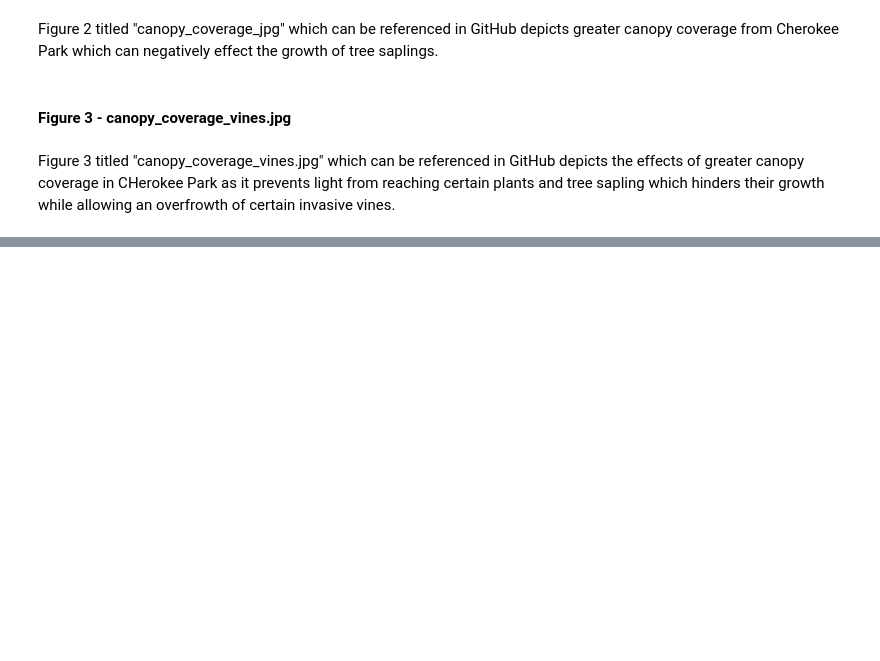
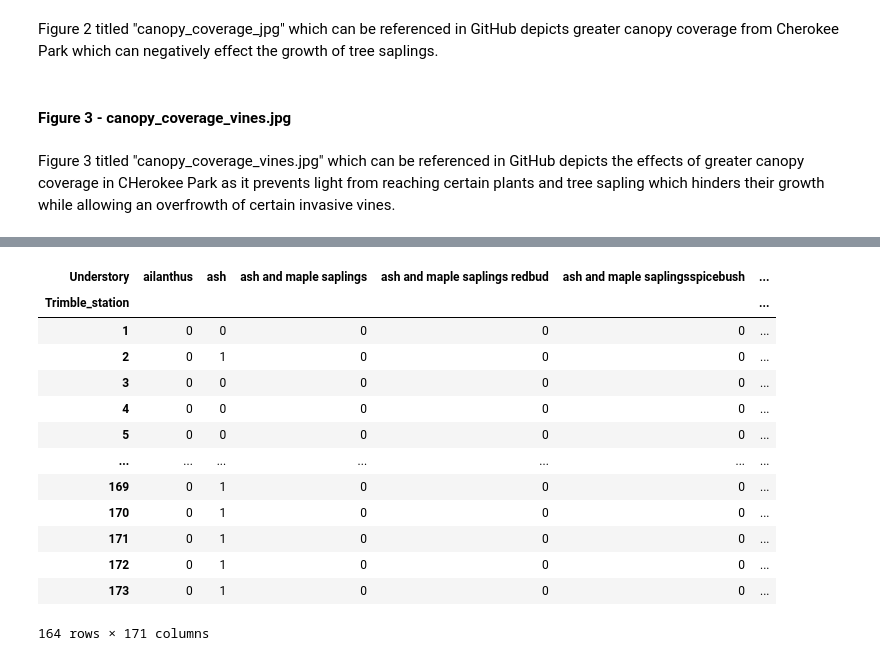
Before and after one commit to Graviton12/CS-430-Group-Project, a Jupyter notebook: Cherokee_Park_2024_and_2021_EDA.ipynb, the cells around one changed output, grey strips where cells are left out. Saved outputs shown, nothing was run; the diff lists cells and outputs as text; code cells hidden in the pictures; blank space fills up the shorter version.

```diff
--- a/Cherokee_Park_2024_and_2021_EDA.ipynb
+++ b/Cherokee_Park_2024_and_2021_EDA.ipynb
@@ -921,0 +1375,3 @@ Figure 2 titled "canopy_coverage_jpg" which can be referenced in GitHub depicts
+# %%
+understory_apriori_data_2021 = apriori_data_2021[['Trimble_station','Understory']]
+understory_apriori_data_2021.head()
@@ -921,0 +1508,4 @@ Figure 2 titled "canopy_coverage_jpg" which can be referenced in GitHub depicts
+# %%
+# Explode the 'understory' column so each item in the list becomes its own row
+exploded_understory_apriori_data_2021 = understory_apriori_data_2021.explode('Understory')
+exploded_understory_apriori_data_2021.head(10)
@@ -921,0 +1542,19 @@ Figure 2 titled "canopy_coverage_jpg" which can be referenced in GitHub depicts
+# %%
+# One-hot encode using pd.crosstab for understory
+exploded_understory_apriori_data_2021 = pd.crosstab(exploded_understory_apriori_data_2021['Trimble_station'],exploded_understory_apriori_data_2021['Understory'])
+exploded_understory_apriori_data_2021
+# %% [output]
+| Understory | ailanthus | ash | ash and maple saplings | ash and maple saplings redbud | ash and maple saplingsspicebush | ... |
+| Trimble_station |  |  |  |  |  | ... |
+| 1 | 0 | 0 | 0 | 0 | 0 | ... |
+| 2 | 0 | 1 | 0 | 0 | 0 | ... |
+| 3 | 0 | 0 | 0 | 0 | 0 | ... |
+| 4 | 0 | 0 | 0 | 0 | 0 | ... |
+| 5 | 0 | 0 | 0 | 0 | 0 | ... |
+| ... | ... | ... | ... | ... | ... | ... |
+| 169 | 0 | 1 | 0 | 0 | 0 | ... |
+| 170 | 0 | 1 | 0 | 0 | 0 | ... |
+| 171 | 0 | 1 | 0 | 0 | 0 | ... |
+| 172 | 0 | 1 | 0 | 0 | 0 | ... |
+| 173 | 0 | 1 | 0 | 0 | 0 | ... |
+164 rows × 171 columns
```
Also changed, not shown: parts of 61 cells of this notebook.
